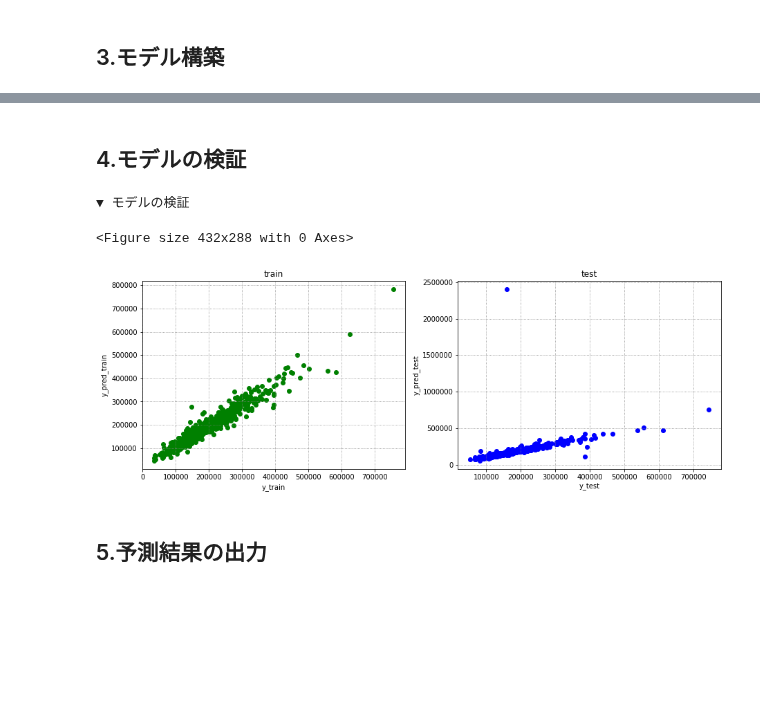
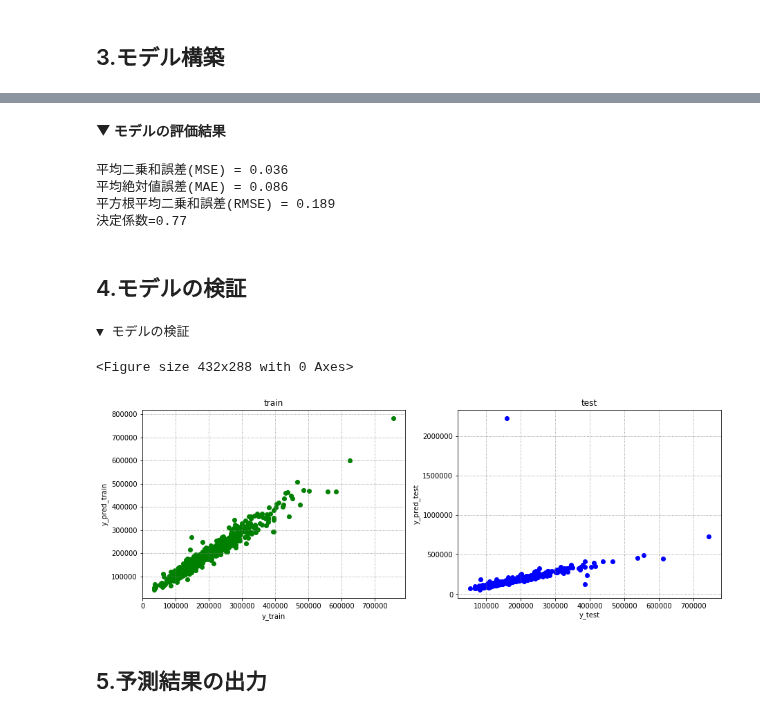
Before and after one commit to arsma12/MLDL, a Jupyter notebook: Kaggle/04_HousePrices/HousePrices_01_Lasso.ipynb, the cells around one changed output, grey strips where cells are left out. Cells and saved outputs as stored; diff of their text form; code cells hidden in the pictures; blank space fills up the shorter version.

```diff
--- a/Kaggle/04_HousePrices/HousePrices_01_Lasso.ipynb
+++ b/Kaggle/04_HousePrices/HousePrices_01_Lasso.ipynb
@@ -278,0 +382,36 @@ test score is : 0.1807369087214937
+# %%
+# estimatorにモデルをセット
+# LassoCVを使って、正則化の強さは自動決定
+estimator = LassoCV(normalize=True, cv=10)
+
+# モデルの情報を使って特徴選択を行う場合は、SelectFromModelを使う
+# 今回は係数が1e-5以下である特徴を削除する
+# 係数のしきい値はthresholdで指定する
+sfm = SelectFromModel(estimator, threshold=1e-5)
+
+# fitで特徴選択を実行
+sfm.fit(X_train, y_train)
+
+# get_support関数で使用する特徴のインデックスを使用
+# Trueになっている特徴が使用する特徴
+#print('\n使用する特徴のインデックス=\n',sfm.get_support())
+
+# 削除すべき特徴の名前を取得
+removed_idx  = ~sfm.get_support()
+#print('\n削除すべき特徴=\n',X_columns[removed_idx])
+
+# 係数の絶対値を取得
+abs_coef = np.abs(sfm.estimator_.coef_)
+#print('\nabs_coef=',abs_coef)
+
+# 係数を棒グラフで表示
+plt.figure(figsize=(20,60))
+plt.barh(np.arange(0, len(abs_coef)), abs_coef, tick_label=X_columns.values)
+plt.grid(which='major',color='gray',linestyle=':')
+plt.grid(which='minor',color='gray',linestyle=':')
+plt.show()
+
+#print('sfm.estimator_.alpha_=',sfm.estimator_.alpha_)
+# プロパティ表示
+#for key, value in sfm.estimator_.__dict__.items():
+#  print(key, ':', value)
@@ -279,38 +420,58 @@ test score is : 0.1807369087214937
+# %%
+# 目的変数を予測
+y_test_pred = sfm.estimator_.predict(X_test)
+
+# 評価
+mse = mean_squared_error(y_test, y_test_pred)
+mae = mean_absolute_error(y_test, y_test_pred)
+printmd('▼ モデルの評価結果')
+print("平均二乗和誤差(MSE) = %s"%round(mse,3) )
+print("平均絶対値誤差(MAE) = %s"%round(mae,3) )
+print("平方根平均二乗和誤差(RMSE) = %s"%round( np.sqrt(mse), 3))
+print('決定係数=%s'%round(r2_score(y_test,y_test_pred),3))
+# %% [output]
+
+
+**▼ モデルの評価結果**
+平均二乗和誤差(MSE) = 0.036
+平均絶対値誤差(MAE) = 0.086
+平方根平均二乗和誤差(RMSE) = 0.189
+決定係数=0.77
 # %% [markdown]
 ## 4.モデルの検証
 # %%
 # ****************************************************************************
 # ◆ 4.モデルの検証
 # ****************************************************************************
 print('\n▼ モデルの検証')
 # 学習したモデルが実際に教師データにどれくらい近似できているのか
 # 横軸が教師データ、縦軸が予測結果としてデータを散布
 plt.subplots_adjust(wspace=0.8) # 余白
 plt.figure(figsize=(15,5))
 
 # 学習データ
 plt.subplot(121) # plt.subplot(行数, 列数, 何番目のプロットか)
 # 学習データ（正解、予測結果）
-plt.scatter(np.exp(y_train), np.exp(best_estimator.predict(X_train)), c='green')
+plt.scatter(np.exp(y_train), np.exp(sfm.estimator_.predict(X_train)), c='green')
 plt.title('train')
 plt.xlabel('y_train')
 plt.ylabel('y_pred_train')
 plt.grid(which='major',color='gray',linestyle=':')
 plt.grid(which='minor',color='gray',linestyle=':')
 
 # テストデータ
 plt.subplot(122) # plt.subplot(行数, 列数, 何番目のプロットか)
 #テストデータ（正解、予測結果）
 plt.scatter(np.exp(y_test), np.exp(best_estimator.predict(X_test)), c='blue')
 plt.title('test')
 plt.xlabel('y_test')
 plt.ylabel('y_pred_test')
 plt.grid(which='major',color='gray',linestyle=':')
 plt.grid(which='minor',color='gray',linestyle=':')
 # %% [output]
 ▼ モデルの検証
 <Figure size 432x288 with 0 Axes>
-[figure, old version]
+[figure, new version]
 # %% [markdown]
 ## 5.予測結果の出力
 # %%
```
Also changed, not shown: parts of 11 cells of this notebook, 1 other file.
